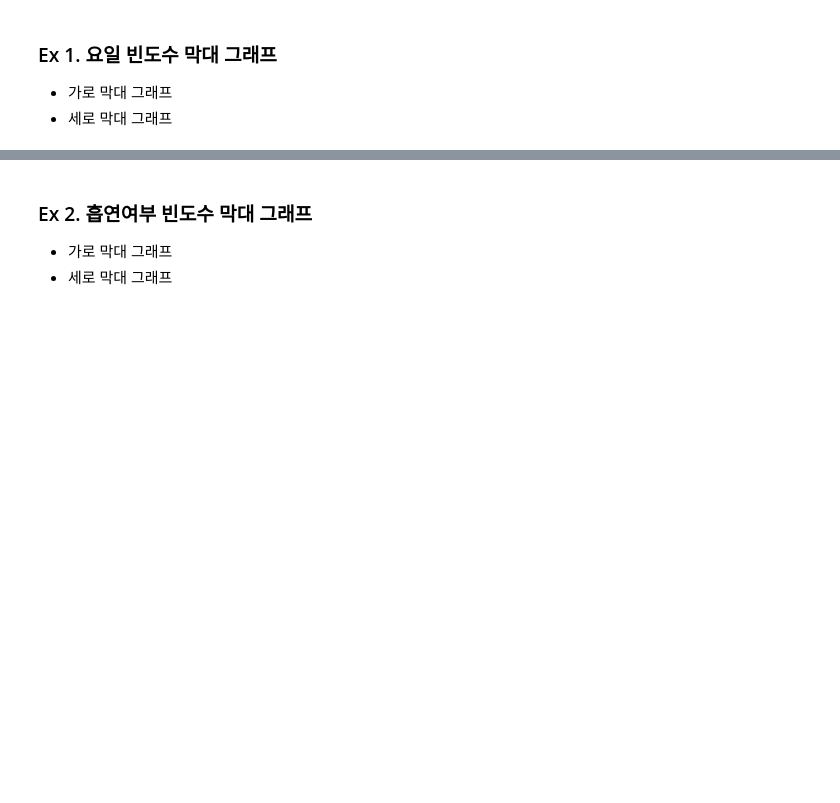
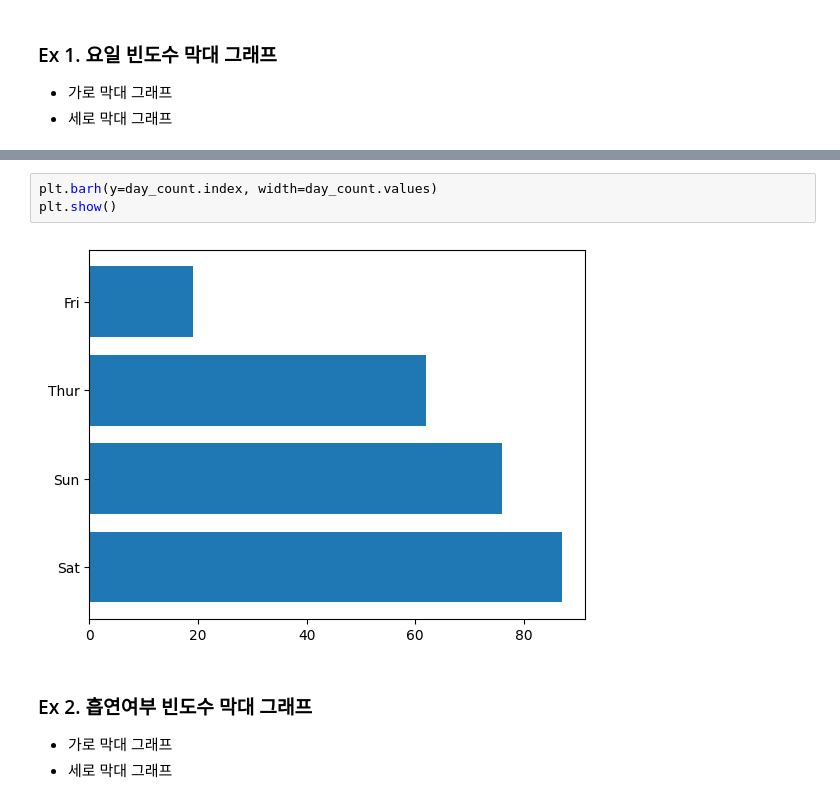
Before and after one commit to kiminhonawa/python, a Jupyter notebook: py16_matplotlib.ipynb, the cells around one changed output, grey strips where cells are left out. Drawn from its saved outputs; the diff is of its cells as text; blank space fills up the shorter version.

```diff
--- a/py16_matplotlib.ipynb
+++ b/py16_matplotlib.ipynb
@@ -276,3 +292,8 @@ plt.show()
+# %%
+plt.barh(y=day_count.index, width=day_count.values)
+plt.show()
+# %% [output]
+[figure, added]
 # %% [markdown]
 ### Ex 2. 흡연여부 빈도수 막대 그래프
 
```
Also changed, not shown: parts of 14 cells of this notebook.
